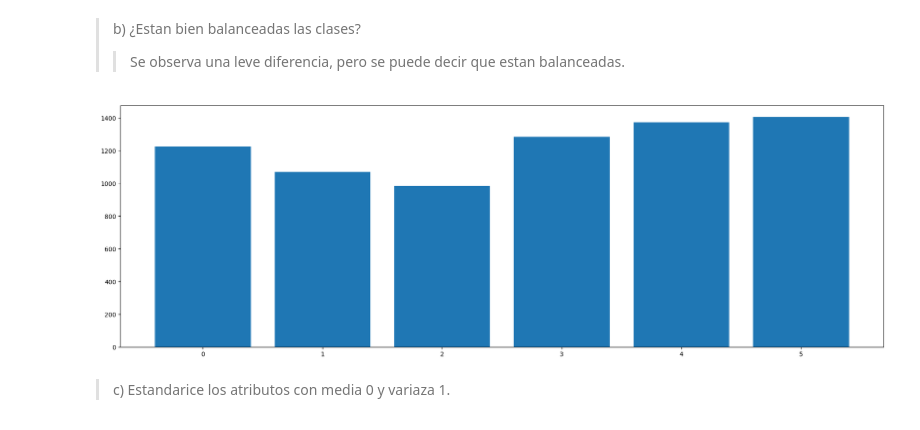
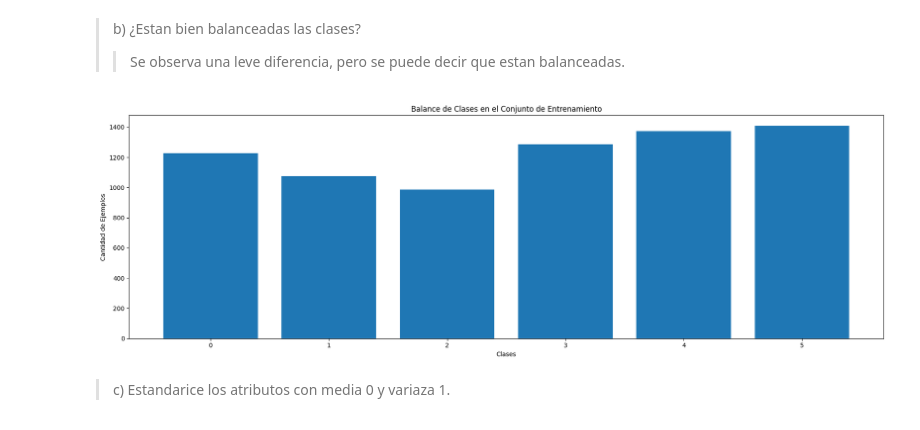
Before and after one commit to javinoram/tareas_aprendizaje_maquina, a Jupyter notebook: tarea-2/Enunciado_Tarea_2.ipynb, the cells around one changed output. Cells and saved outputs as stored; diff of their text form; code cells hidden in the pictures.

```diff
--- a/tarea-2/Enunciado_Tarea_2.ipynb
+++ b/tarea-2/Enunciado_Tarea_2.ipynb
@@ -896,11 +948,16 @@ LABELS[np.argmax(y_train_OHE[400])]
 # %%
 aux_y = y_train_OHE.T
 fig, ax = plt.subplots(1, 1, figsize=(18,6),)
+
 ax.bar(range(6), [np.sum(aux_y[i]) for i in range(6) ])
+
+ax.set_title('Balance de Clases en el Conjunto de Entrenamiento')
+ax.set_xlabel('Clases')
+ax.set_ylabel('Cantidad de Ejemplos')
 fig.tight_layout()
 plt.show()
 # %% [output]
-[figure, old version]
+[figure, new version]
 # %% [markdown]
 > c) Estandarice los atributos con media 0 y variaza 1.
 # %%
```
Also changed, not shown: parts of 37 cells of this notebook.
